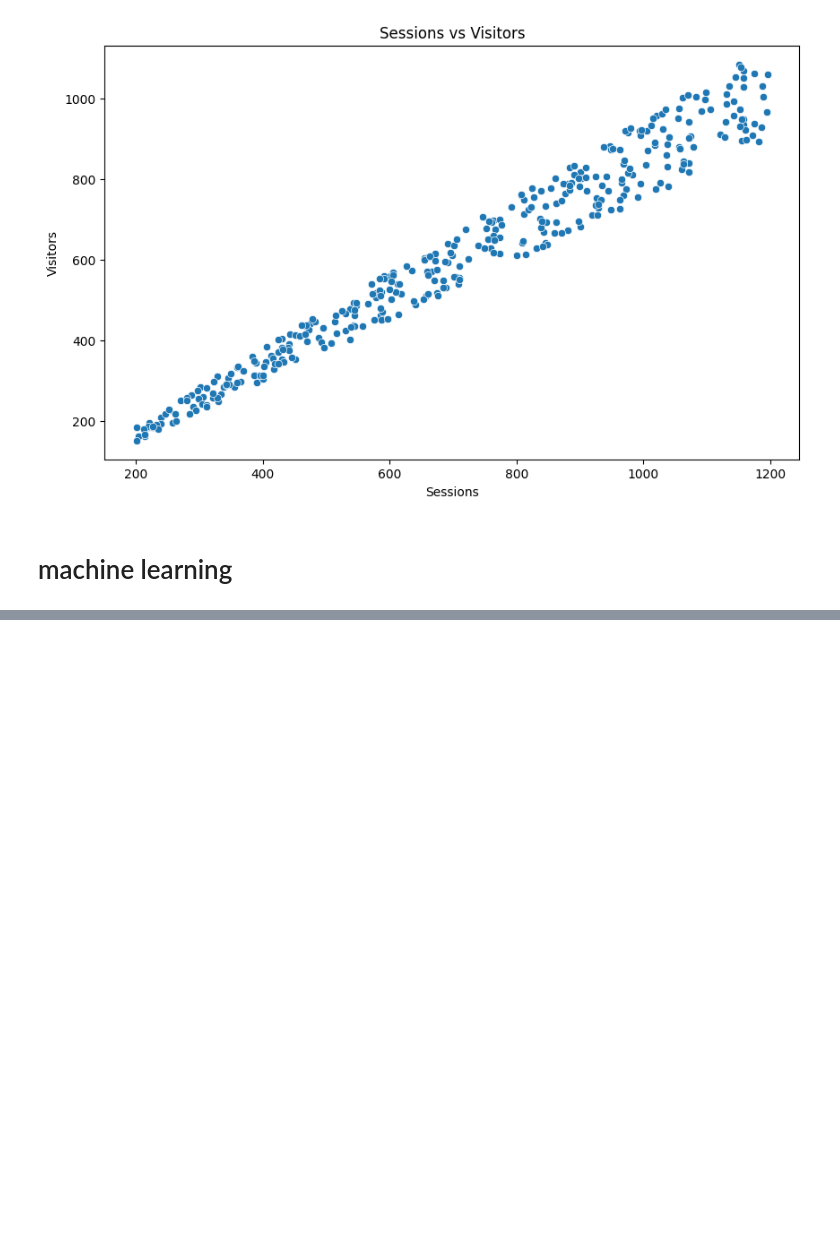
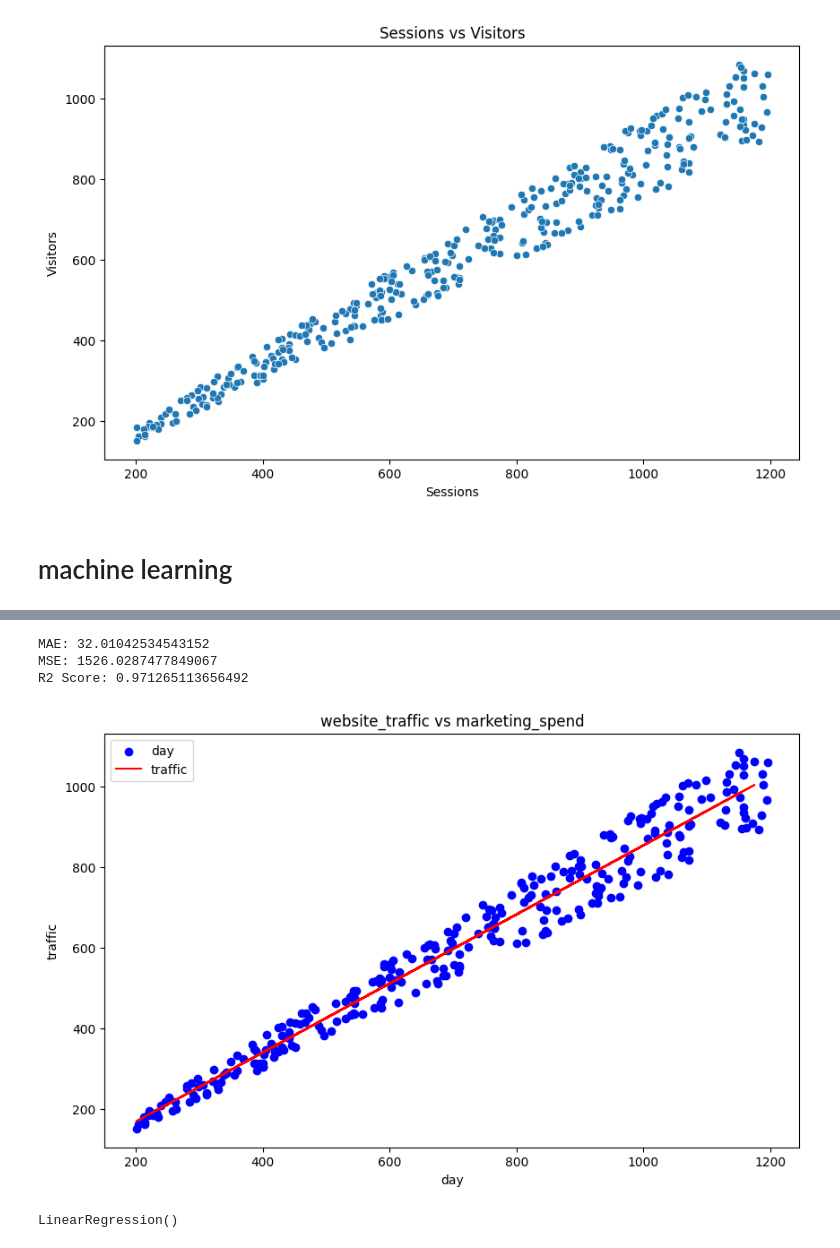
Before and after one commit to siddharthakancharla04-boop/website-traffic-predication-project-3, a Jupyter notebook: project 3.ipynb, the cells around one changed output, grey strips where cells are left out. Drawn from its saved outputs; the diff is of its cells as text; code cells hidden in the pictures; blank space fills up the shorter version.

```diff
--- a/project 3.ipynb
+++ b/project 3.ipynb
@@ -97,9 +92,0 @@ y = df['Visitors']
-# %%
-data = {
-    'Day':[1,2,3,4,5,6,7,8,9,10],
-    'Marketing_Spend':[100,150,200,250,300,350,400,450,500,550],
-    'Website_Traffic':[1000,1200,1500,1700,2000,2300,2600,3000,3300,3600]
-}
-
-df = pd.DataFrame(data)
-print(df)
@@ -118,7 +106,35 @@ print(df)
 # %%
-X = df[['Day','Marketing_Spend']]   # Independent variables
-y = df['Website_Traffic']           # Target variable
+x = df[['Sessions']].values   # Independent variables
+y = df['Visitors'].values         # Target variable
 # %%
-from sklearn.model_selection import train_test_split
 
-X_train, X_test, y_train, y_test = train_test_split(X, y, test_size=0.2, random_state=42)
+x_train, x_test, y_train, y_test = train_test_split(x, y, test_size=0.2, random_state=42)
+# %%
+model=LinearRegression()
+model.fit(x_train,y_train)
+y_pred=model.predict(x_test)
+# %%
+#calculating mae(mean absolute error)
+mae=mean_absolute_error(y_test,y_pred)
+print("MAE:",mae)
+#calculating mse(mean squarred error)
+mse=mean_squared_error(y_test,y_pred)
+print("MSE:",mse)
+#calculating r2_score
+r2=r2_score(y_test,y_pred)
+print("R2 Score:",r2)
+# %% [output]
+MAE: 32.01042534543152
+MSE: 1526.0287477849067
+R2 Score: 0.971265113656492
+# %%
+plt.figure(figsize=(10, 6))
+plt.scatter(x_train[:,0],y_train,color='blue',label='day')
+plt.plot(x_test[:,0],y_pred,color='red',label='traffic')
+plt.xlabel('day')
+plt.ylabel('traffic')
+plt.title('website_traffic vs marketing_spend')
+plt.legend()
+plt.show()
+# %% [output]
+[figure, added]
@@ -124,0 +147,6 @@ X_train, X_test, y_train, y_test = train_test_split(X, y, test_size=0.2, random_
+# %%
+
+lin_reg2 = LinearRegression()
+lin_reg2.fit(x1_train, y1_train)
+# %% [output]
+LinearRegression()
```
Also changed, not shown: parts of 7 cells of this notebook.
